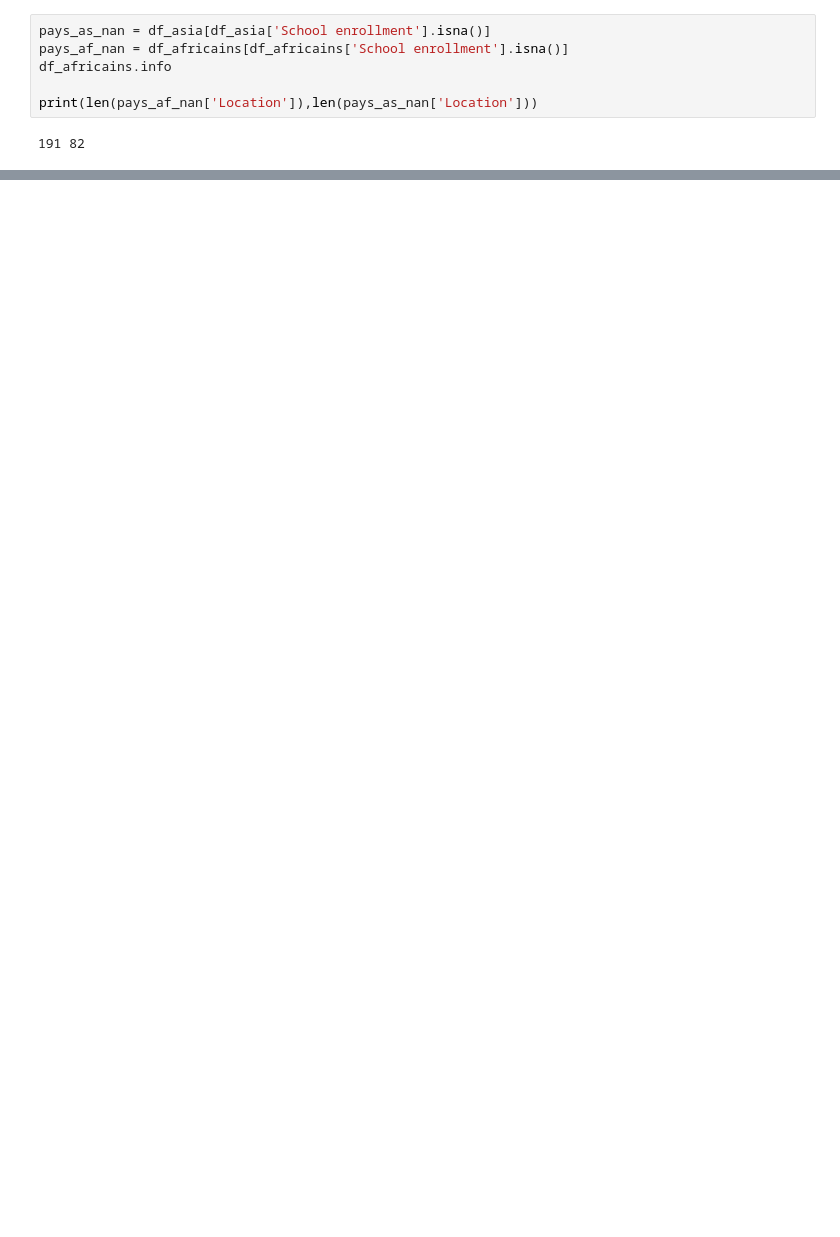
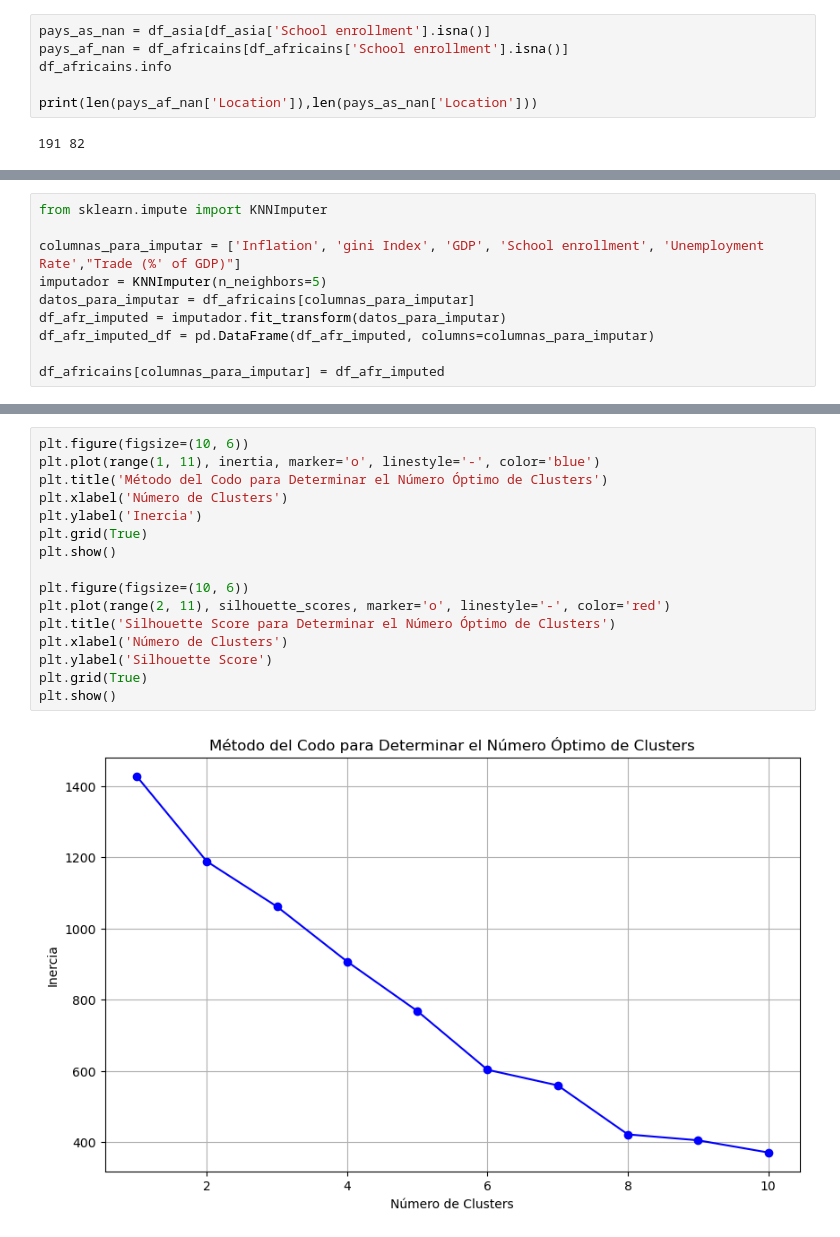
Before and after one commit to fernandolalanne/Practice-Project-Digital-Lab, a Jupyter notebook: projects2.ipynb, the cells around one changed output, grey strips where cells are left out. Saved outputs shown, nothing was run; the diff lists cells and outputs as text; blank space fills up the shorter version.

```diff
--- a/projects2.ipynb
+++ b/projects2.ipynb
@@ -157,0 +148,10 @@ plt.bar(df_merged[df_merged['Country Name'] == 'Africa Western and Central']['Ye
+# %%
+from sklearn.impute import KNNImputer
+
+columnas_para_imputar = ['Inflation', 'gini Index', 'GDP', 'School enrollment',	'Unemployment Rate',"Trade (%' of GDP)"]
+imputador = KNNImputer(n_neighbors=5)
+datos_para_imputar = df_africains[columnas_para_imputar]
+df_afr_imputed = imputador.fit_transform(datos_para_imputar)
+df_afr_imputed_df = pd.DataFrame(df_afr_imputed, columns=columnas_para_imputar)
+
+df_africains[columnas_para_imputar] = df_afr_imputed
@@ -157,0 +306,18 @@ plt.bar(df_merged[df_merged['Country Name'] == 'Africa Western and Central']['Ye
+# %%
+plt.figure(figsize=(10, 6))
+plt.plot(range(1, 11), inertia, marker='o', linestyle='-', color='blue')
+plt.title('Método del Codo para Determinar el Número Óptimo de Clusters')
+plt.xlabel('Número de Clusters')
+plt.ylabel('Inercia')
+plt.grid(True)
+plt.show()
+
+plt.figure(figsize=(10, 6))
+plt.plot(range(2, 11), silhouette_scores, marker='o', linestyle='-', color='red')
+plt.title('Silhouette Score para Determinar el Número Óptimo de Clusters')
+plt.xlabel('Número de Clusters')
+plt.ylabel('Silhouette Score')
+plt.grid(True)
+plt.show()
+# %% [output]
+[figure, added]
```
Also changed, not shown: parts of 20 cells of this notebook, 14 other files.
